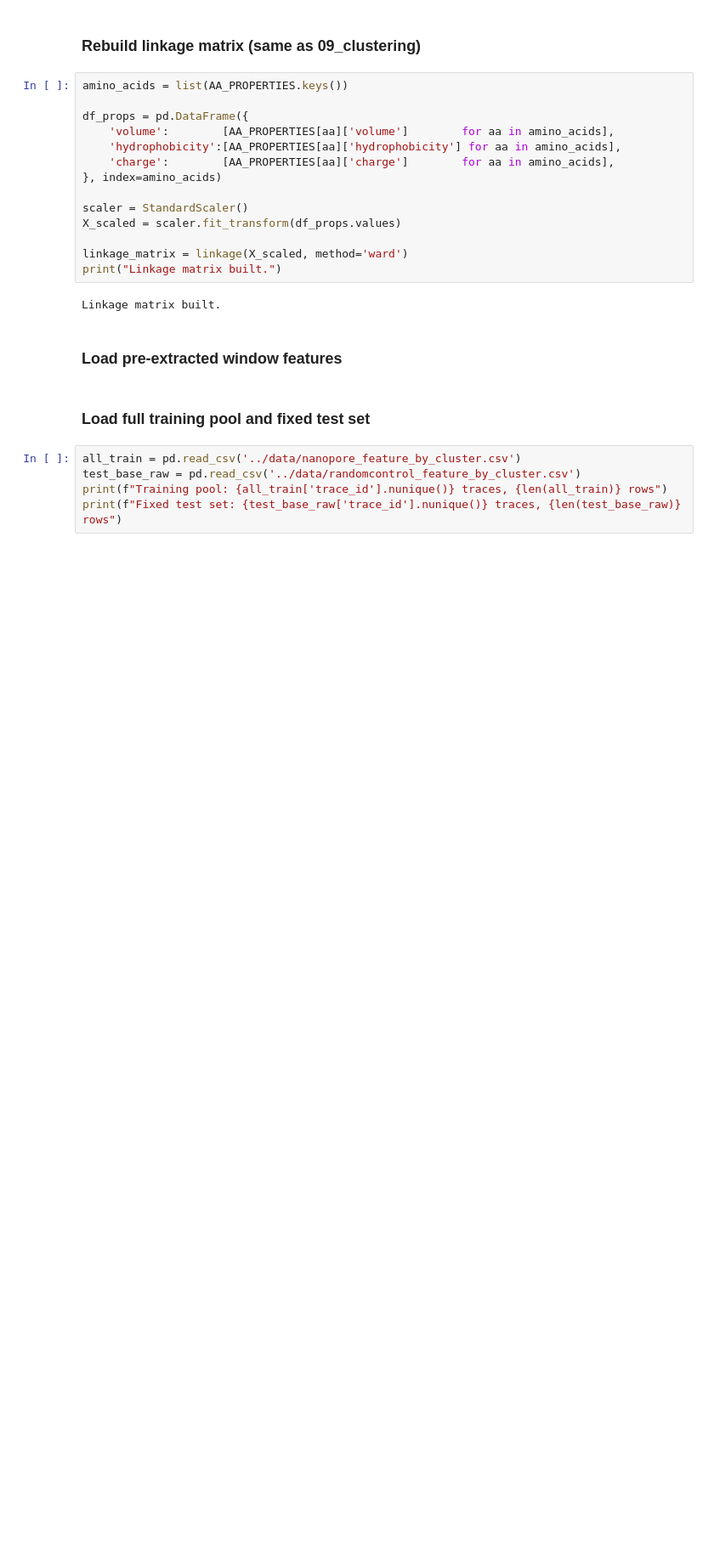
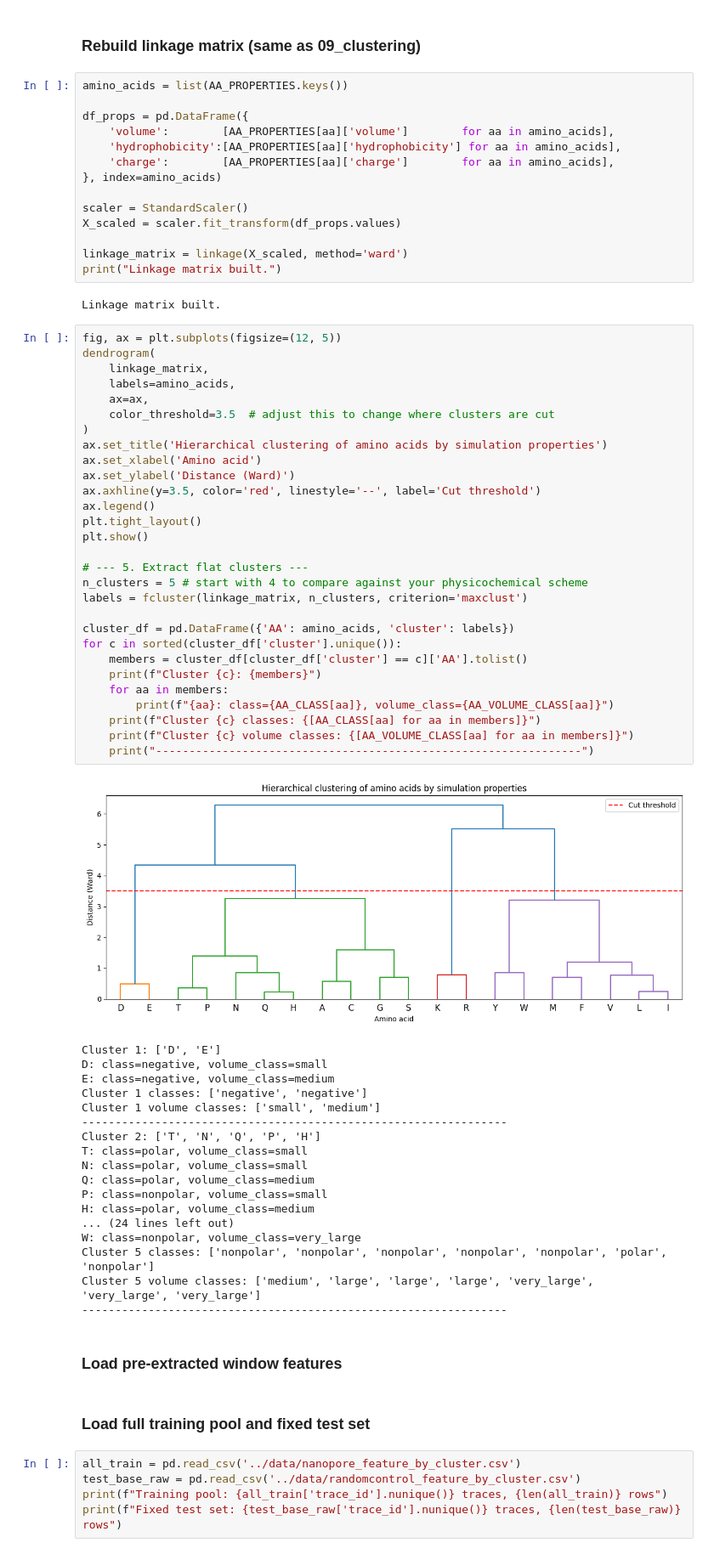
Before and after one commit to ivaidya11/cDNAtlasProject, a Jupyter notebook: notebooks/10_trace_sweep.ipynb, the cells around one changed output. Shown at 85% size. Drawn from its saved outputs; the diff is of its cells as text; blank space fills up the shorter version.

```diff
--- a/notebooks/10_trace_sweep.ipynb
+++ b/notebooks/10_trace_sweep.ipynb
@@ -33,6 +42,54 @@ linkage_matrix = linkage(X_scaled, method='ward')
 print("Linkage matrix built.")
 # %% [output]
 Linkage matrix built.
+# %%
+fig, ax = plt.subplots(figsize=(12, 5))
+dendrogram(
+    linkage_matrix,
+    labels=amino_acids,
+    ax=ax,
+    color_threshold=3.5  # adjust this to change where clusters are cut
+)
+ax.set_title('Hierarchical clustering of amino acids by simulation properties')
+ax.set_xlabel('Amino acid')
+ax.set_ylabel('Distance (Ward)')
+ax.axhline(y=3.5, color='red', linestyle='--', label='Cut threshold')
+ax.legend()
+plt.tight_layout()
+plt.show()
+
+# --- 5. Extract flat clusters ---
+n_clusters = 5 # start with 4 to compare against your physicochemical scheme
+labels = fcluster(linkage_matrix, n_clusters, criterion='maxclust')
+
+cluster_df = pd.DataFrame({'AA': amino_acids, 'cluster': labels})
+for c in sorted(cluster_df['cluster'].unique()):
+    members = cluster_df[cluster_df['cluster'] == c]['AA'].tolist()
+    print(f"Cluster {c}: {members}")
+    for aa in members:
+        print(f"{aa}: class={AA_CLASS[aa]}, volume_class={AA_VOLUME_CLASS[aa]}")
+    print(f"Cluster {c} classes: {[AA_CLASS[aa] for aa in members]}")
+    print(f"Cluster {c} volume classes: {[AA_VOLUME_CLASS[aa] for aa in members]}")
+    print("----------------------------------------------------------------")
+# %% [output]
+[figure, added]
+Cluster 1: ['D', 'E']
+D: class=negative, volume_class=small
+E: class=negative, volume_class=medium
+Cluster 1 classes: ['negative', 'negative']
+Cluster 1 volume classes: ['small', 'medium']
+----------------------------------------------------------------
+Cluster 2: ['T', 'N', 'Q', 'P', 'H']
+T: class=polar, volume_class=small
+N: class=polar, volume_class=small
+Q: class=polar, volume_class=medium
+P: class=nonpolar, volume_class=small
+H: class=polar, volume_class=medium
+... (24 lines left out)
+W: class=nonpolar, volume_class=very_large
+Cluster 5 classes: ['nonpolar', 'nonpolar', 'nonpolar', 'nonpolar', 'nonpolar', 'polar', 'nonpolar']
+Cluster 5 volume classes: ['medium', 'large', 'large', 'large', 'very_large', 'very_large', 'very_large']
+----------------------------------------------------------------
 # %% [markdown]
 ### Load pre-extracted window features
 # %% [markdown]
```
Also changed, not shown: parts of 12 cells of this notebook, 13 other files.
